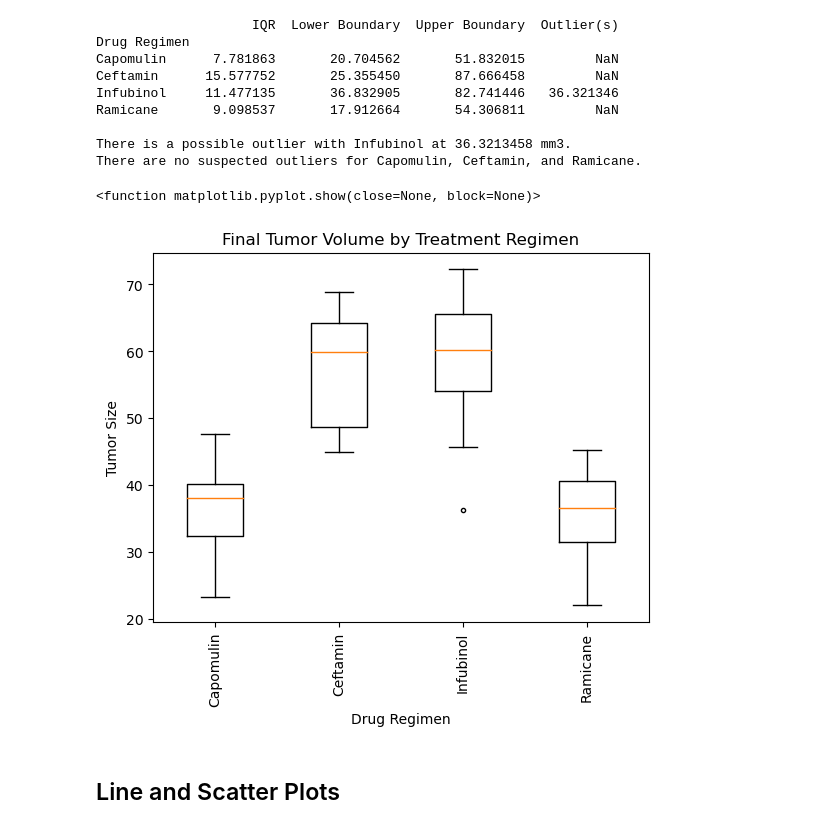
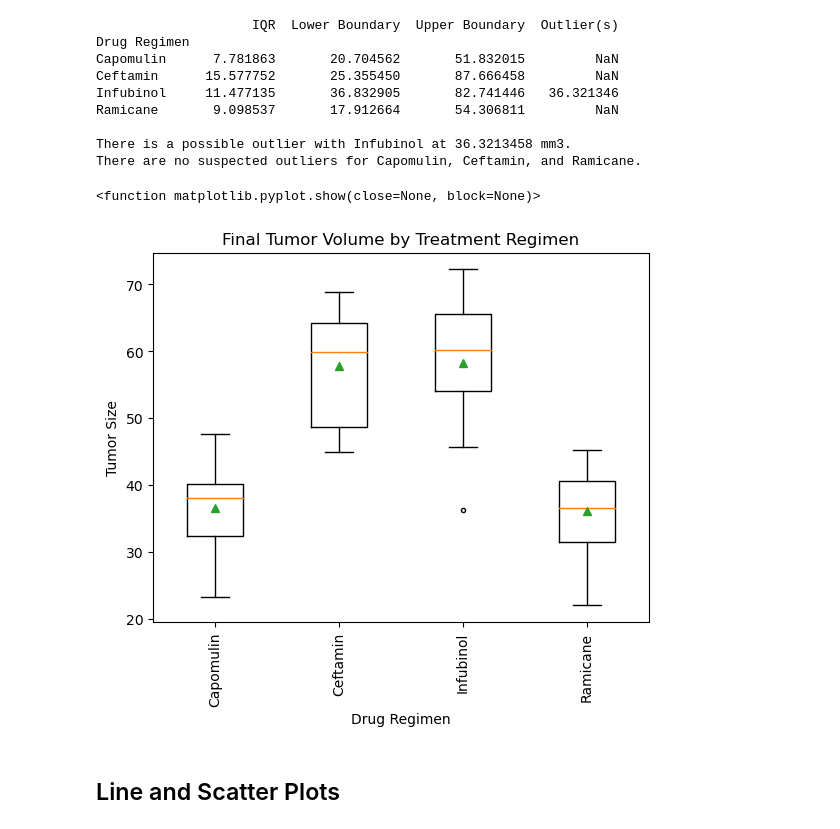
Before and after one commit to lathamlm/matplotlib-challenge, a Jupyter notebook: pymaceuticals_starter.ipynb, the cells around one changed output. Saved outputs shown, nothing was run; the diff lists cells and outputs as text; code cells hidden in the pictures.

```diff
--- a/pymaceuticals_starter.ipynb
+++ b/pymaceuticals_starter.ipynb
@@ -343,19 +343,19 @@ There are no suspected outliers for Capomulin, Ceftamin, and Ramicane.
 # %%
 # Generate a box plot that shows the distrubution of the tumor volume for each treatment group.
 x = [1, 2, 3, 4]
 labels = tx_list_4drug
 fig, ax = plt.subplots()
 pos = np.arange(len(tumor_vol_list)) + 1
-bp = ax.boxplot(tumor_vol_list, positions=pos)
+bp = ax.boxplot(tumor_vol_list, positions=pos, showmeans=True)
 ax.set_title("Final Tumor Volume by Treatment Regimen")
 ax.set_xlabel("Drug Regimen")
 ax.set_ylabel("Tumor Size")
 plt.setp(bp["whiskers"],color='k', linestyle='-')
 plt.setp(bp["fliers"], markersize=3.0)
 plt.xticks(x, labels, rotation="vertical")
 plt.show
 # %% [output]
 <function matplotlib.pyplot.show(close=None, block=None)>
-[figure, old version]
+[figure, new version]
 # %% [markdown]
 ## Line and Scatter Plots
```
Also changed, not shown: parts of 6 cells of this notebook.
